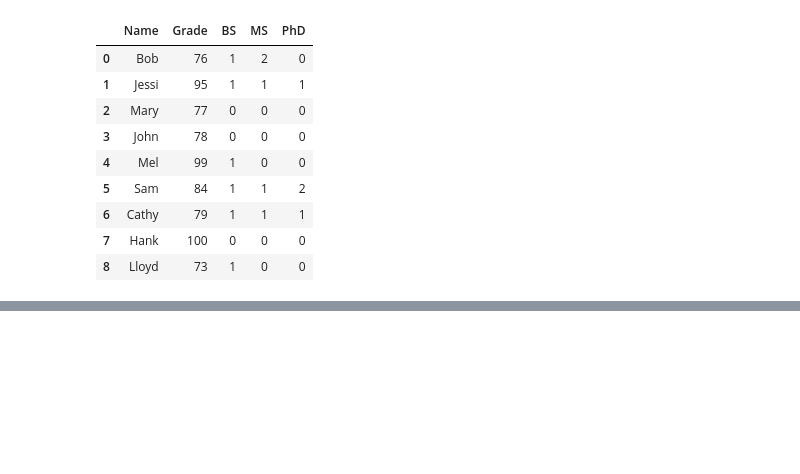
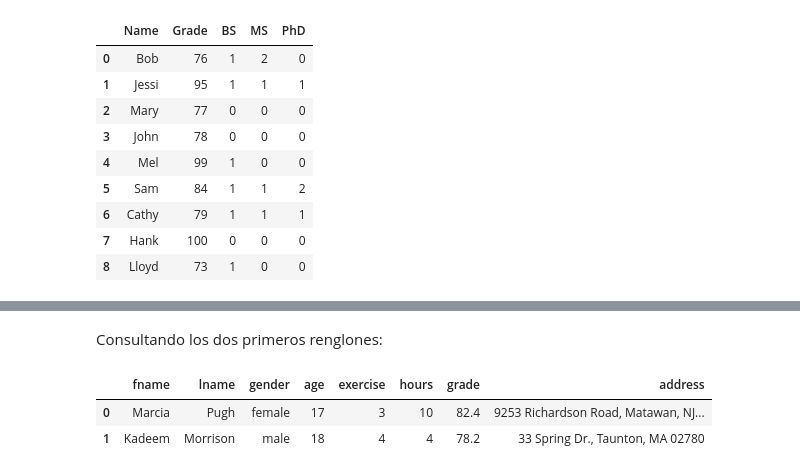
Before and after one commit to MarianaArzapalo/1-ADescDatos, a Jupyter notebook: 01-li-datos.ipynb, the cells around one changed output, grey strips where cells are left out. Cells and saved outputs as stored; diff of their text form; code cells hidden in the pictures; blank space fills up the shorter version.

```diff
--- a/01-li-datos.ipynb
+++ b/01-li-datos.ipynb
@@ -1219,0 +1260,8 @@ df
+# %% [markdown]
+Consultando los dos primeros renglones:
+# %%
+df[:2]
+# %% [output]
+|  | fname | lname | gender | age | exercise | hours | grade | address |
+| 0 | Marcia | Pugh | female | 17 | 3 | 10 | 82.4 | 9253 Richardson Road, Matawan, NJ... |
+| 1 | Kadeem | Morrison | male | 18 | 4 | 4 | 78.2 | 33 Spring Dr., Taunton, MA 02780 |
```
Also changed, not shown: parts of 10 cells of this notebook.
